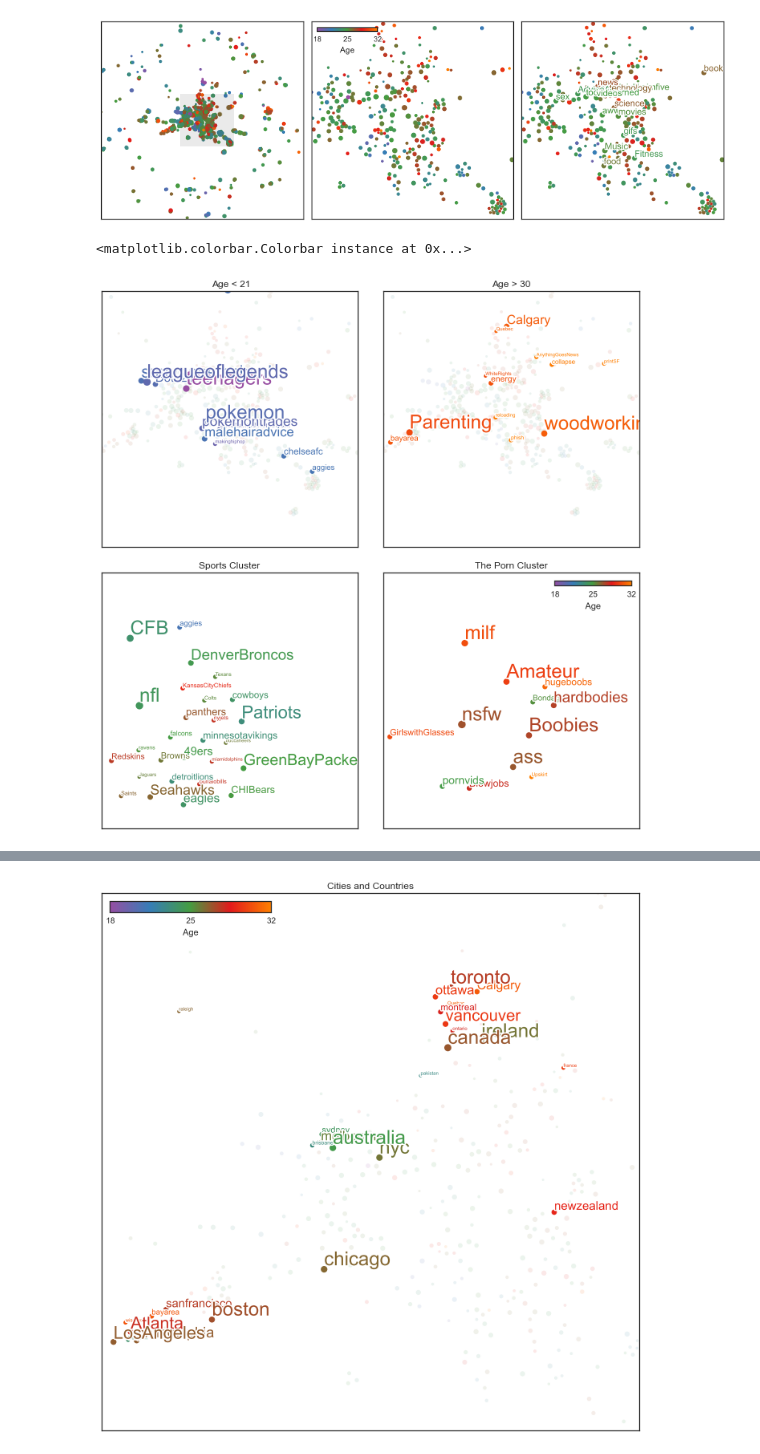
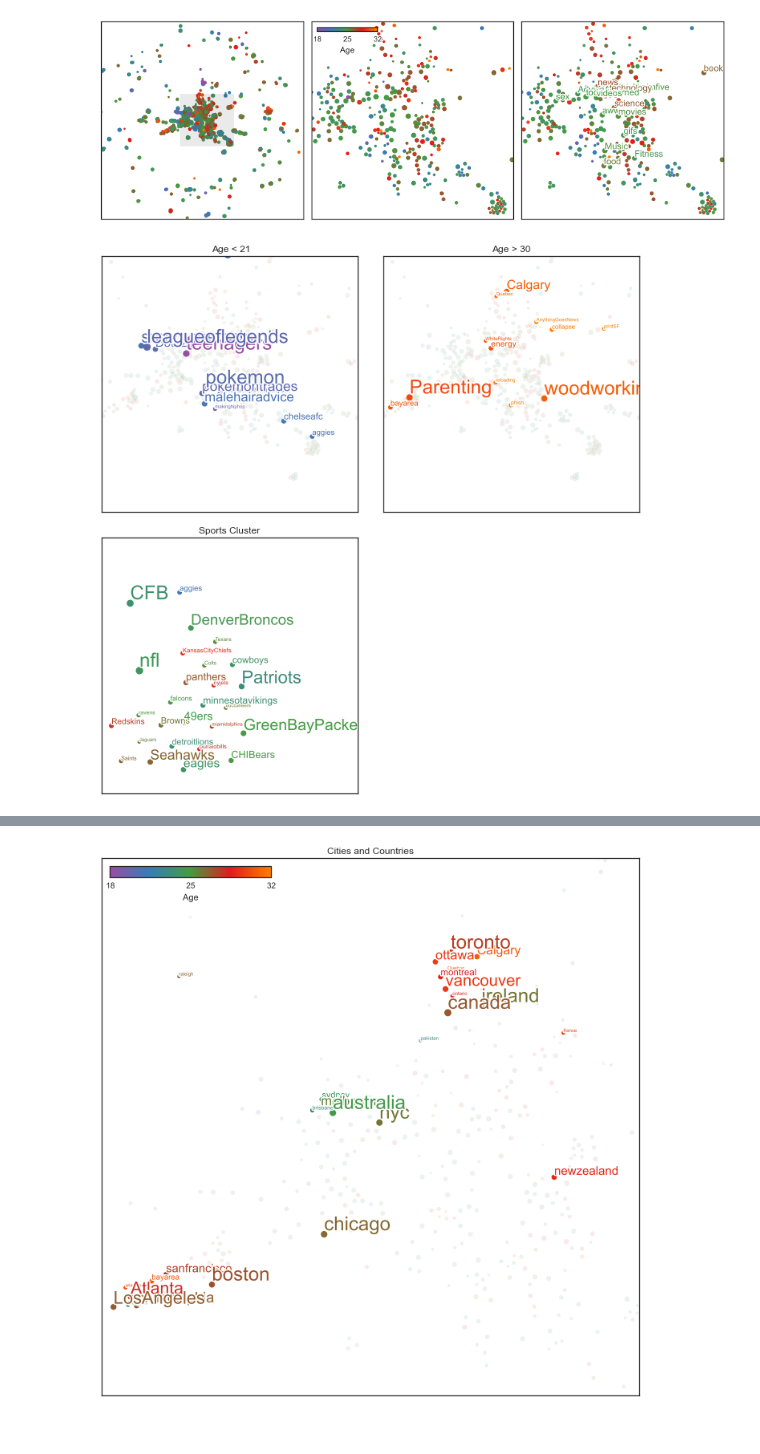
Before and after one commit to ajmendez/explore, a Jupyter notebook: reddit/visualize.ipynb, the cells around one changed output, grey strips where cells are left out. Saved outputs shown, nothing was run; the diff lists cells and outputs as text; code cells hidden in the pictures.

```diff
--- a/reddit/visualize.ipynb
+++ b/reddit/visualize.ipynb
@@ -203,37 +224,26 @@ pylab.tight_layout()
 # %%
 sub_width = 600
 sub_xoffset = 20
 sub_yoffset = -50
 setup_clusters(sub_width, sub_xoffset, sub_yoffset, figsize=(12,12), subplt=(2,2,1), title='Age < 21')
 plot_cluster(data, cmap=make_cmap(), alpha=0.1, maxsize=20)
 isage = (data['age'] < 21) & (data['nunique'] > 10)
 sca = plot_cluster(data, isage, sizescale=2.0)
 label_clusters(data, isage, sizescale=2.0)
 
 setup_clusters(sub_width, sub_xoffset, sub_yoffset, subplt=(2,2,2), title='Age > 30')
 plot_cluster(data, cmap=make_cmap(), alpha=0.1, maxsize=20)
 isage = (data['age'] > 30) & (data['nunique'] > 10)
 sca = plot_cluster(data, isage, sizescale=2.0)
 label_clusters(data, isage, sizescale=2.0)
 
 sub_width = 60
 sub_xoffset = 430
 sub_yoffset = -330
 setup_clusters(sub_width, sub_xoffset, sub_yoffset, subplt=(2,2,3), title='Sports Cluster')
 plot_cluster(data, cmap=pylab.cm.Greys, alpha=0.1, maxsize=20)
 isage = (data['nunique'] > 10)
 sca = plot_cluster(data, isage, sizescale=2.0)
 label_clusters(data, isage, sizescale=2.0)
-
-sub_width = 70
-sub_xoffset = 1000
-sub_yoffset = 150
-setup_clusters(sub_width, sub_xoffset, sub_yoffset, subplt=(2,2,4), title='The Porn Cluster')
-plot_cluster(data, cmap=pylab.cm.Greys, alpha=0.1, maxsize=20)
-isage = (data['nunique'] > 5) & (data['age'] > 0)
-sca = plot_cluster(data, isage, sizescale=2.0)
-label_clusters(data, isage, sizescale=2.0)
-icolorbar(sca, loc=1)
 # %% [output]
-<matplotlib.colorbar.Colorbar instance at 0x...>
-[figure, old version]
+[figure, new version]
```
Also changed, not shown: parts of 4 cells of this notebook.
